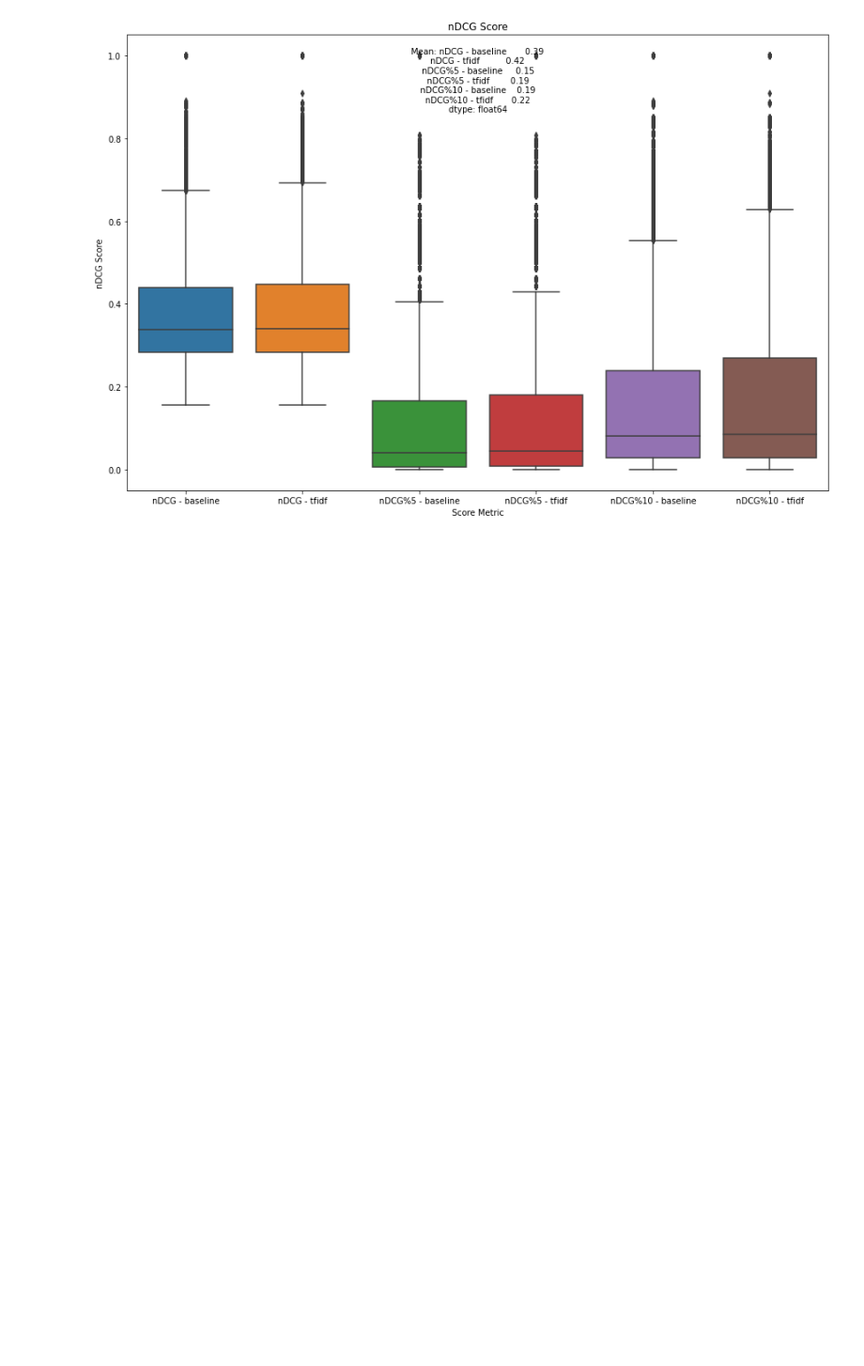
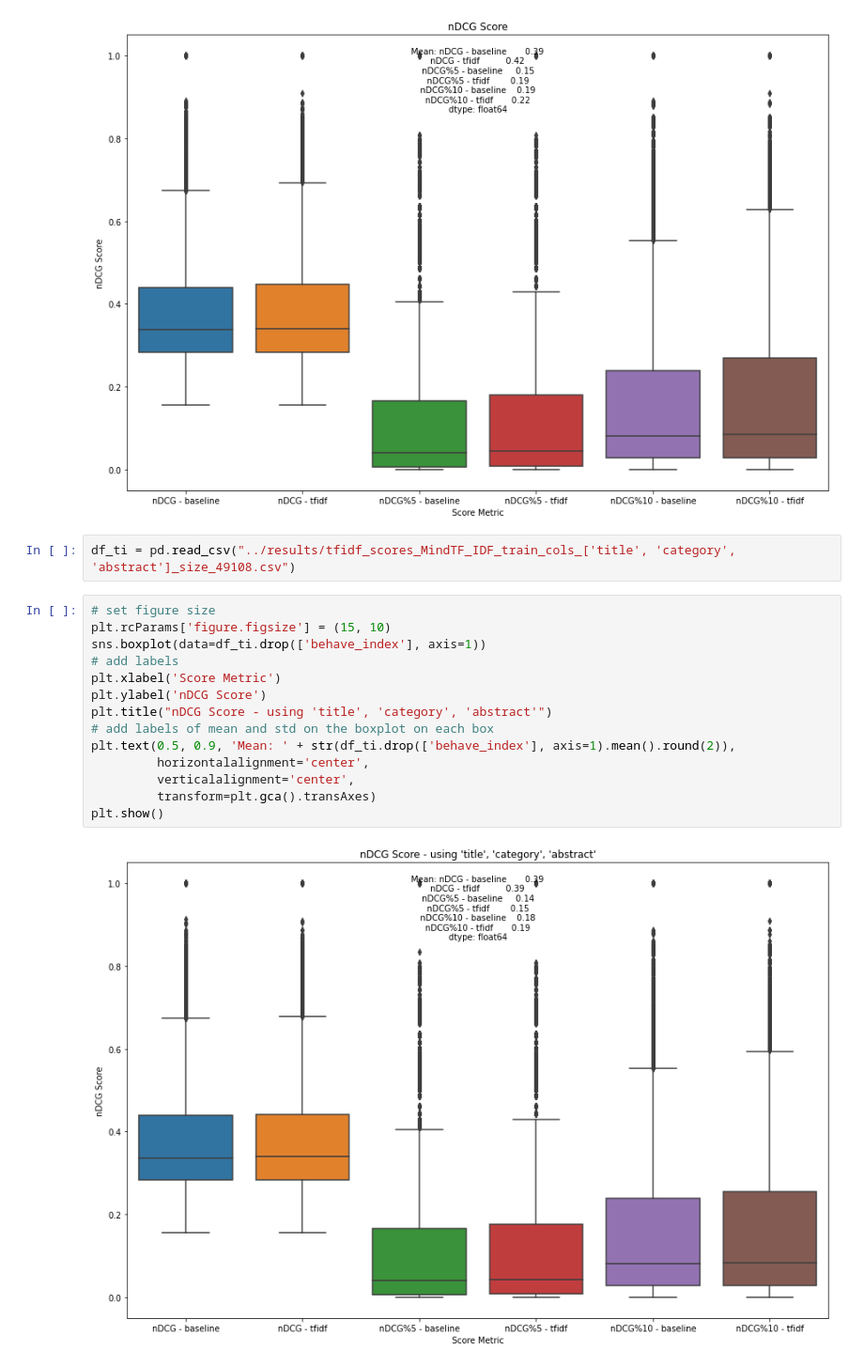
Before and after one commit to Guydada/MIND-Recommender-System-Project-Pytorch-TF-IDF--Deep-Learning, a Jupyter notebook: notebooks/tfidf_results.ipynb, the cells around one changed output. Shown at 94% size. Drawn from its saved outputs; the diff is of its cells as text; blank space fills up the shorter version.

```diff
--- a/notebooks/tfidf_results.ipynb
+++ b/notebooks/tfidf_results.ipynb
@@ -54,3 +54,21 @@ plt.text(0.5, 0.9, 'Mean: ' + str(df_ti.drop(['behave_index'], axis=1).mean().ro
 plt.show()
 # %% [output]
 [figure]
+# %%
+df_ti = pd.read_csv("../results/tfidf_scores_MindTF_IDF_train_cols_['title', 'category', 'abstract']_size_49108.csv")
+# %%
+# set figure size
+plt.rcParams['figure.figsize'] = (15, 10)
+sns.boxplot(data=df_ti.drop(['behave_index'], axis=1))
+# add labels
+plt.xlabel('Score Metric')
+plt.ylabel('nDCG Score')
+plt.title("nDCG Score - using 'title', 'category', 'abstract'")
+# add labels of mean and std on the boxplot on each box
+plt.text(0.5, 0.9, 'Mean: ' + str(df_ti.drop(['behave_index'], axis=1).mean().round(2)),
+         horizontalalignment='center',
+         verticalalignment='center',
+         transform=plt.gca().transAxes)
+plt.show()
+# %% [output]
+[figure, added]
```
Also changed, not shown: 3 other files.
